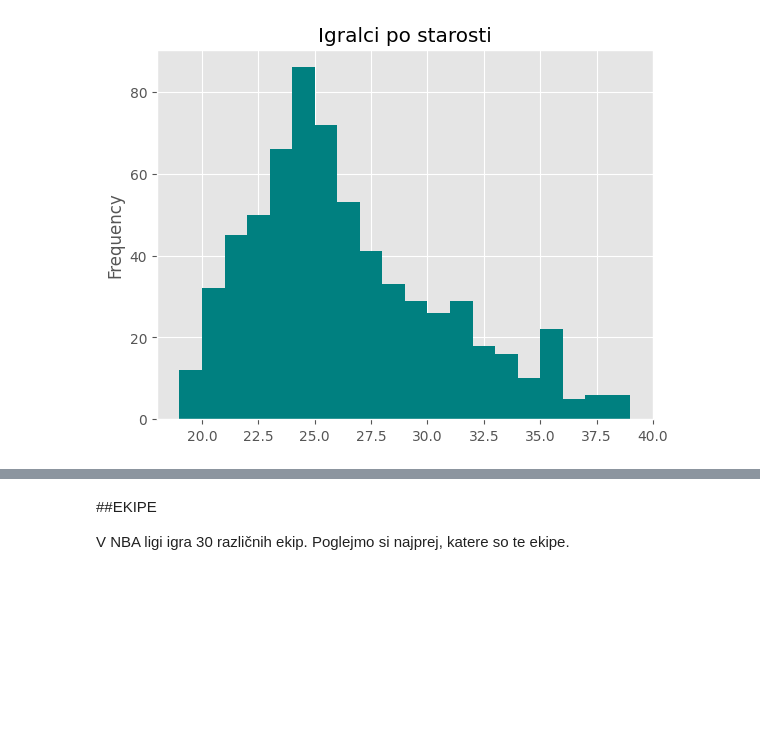
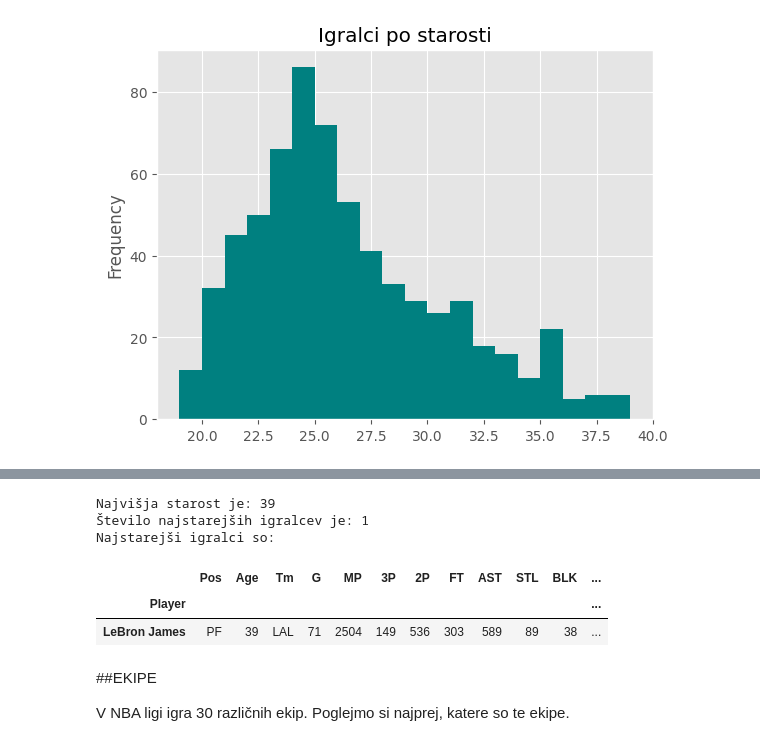
Before and after one commit to elizapecoraro/Eliza-Pecoraro-Projektna-naloga-UVP, a Jupyter notebook: analiza.ipynb, the cells around one changed output, grey strips where cells are left out. Saved outputs shown, nothing was run; the diff lists cells and outputs as text; code cells hidden in the pictures; blank space fills up the shorter version.

```diff
--- a/analiza.ipynb
+++ b/analiza.ipynb
@@ -160,3 +187,21 @@ Iz grafa lahko vidimo, da je največ igralcev starih med 22 in 27 let.
+# %%
+najvisja_starost = nba["Age"].max()
+print(f"Najvišja starost je: {najvisja_starost}")
+prestej_najstarejsi = nba["Age"].value_counts()[najvisja_starost]
+print(f"Število najstarejših igralcev je: {prestej_najstarejsi}")
+
+print("Najstarejši igralci so:")
+najstarejsi_igralec = nba[nba["Age"] == najvisja_starost]
+najstarejsi_igralec.sort_values("PTS", ascending=False)
+
+#ce se mi bo dal loh mogoc se nrdim da drgac napise ce je sam en
+# %% [output]
+Najvišja starost je: 39
+Število najstarejših igralcev je: 1
+Najstarejši igralci so:
+|  | Pos | Age | Tm | G | MP | 3P | 2P | FT | AST | STL | BLK | ... |
+| Player |  |  |  |  |  |  |  |  |  |  |  | ... |
+| LeBron James | PF | 39 | LAL | 71 | 2504 | 149 | 536 | 303 | 589 | 89 | 38 | ... |
 # %% [markdown]
 ##EKIPE
 
```
Also changed, not shown: parts of 3 cells of this notebook.
